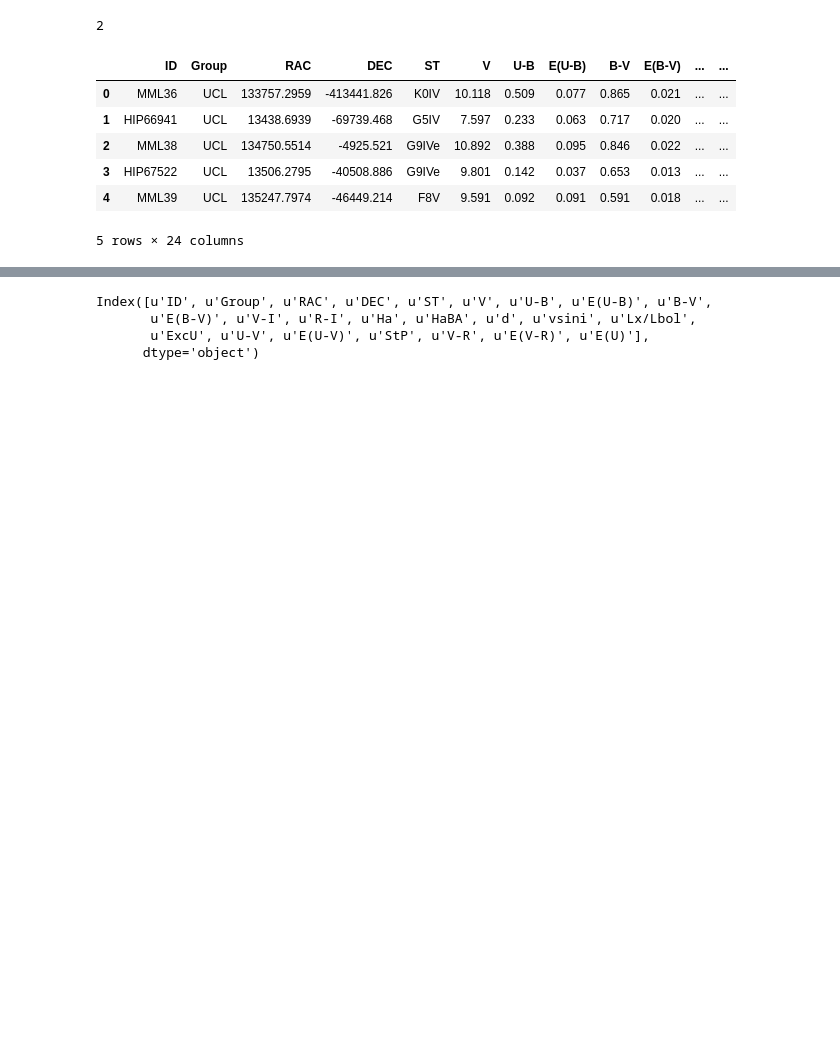
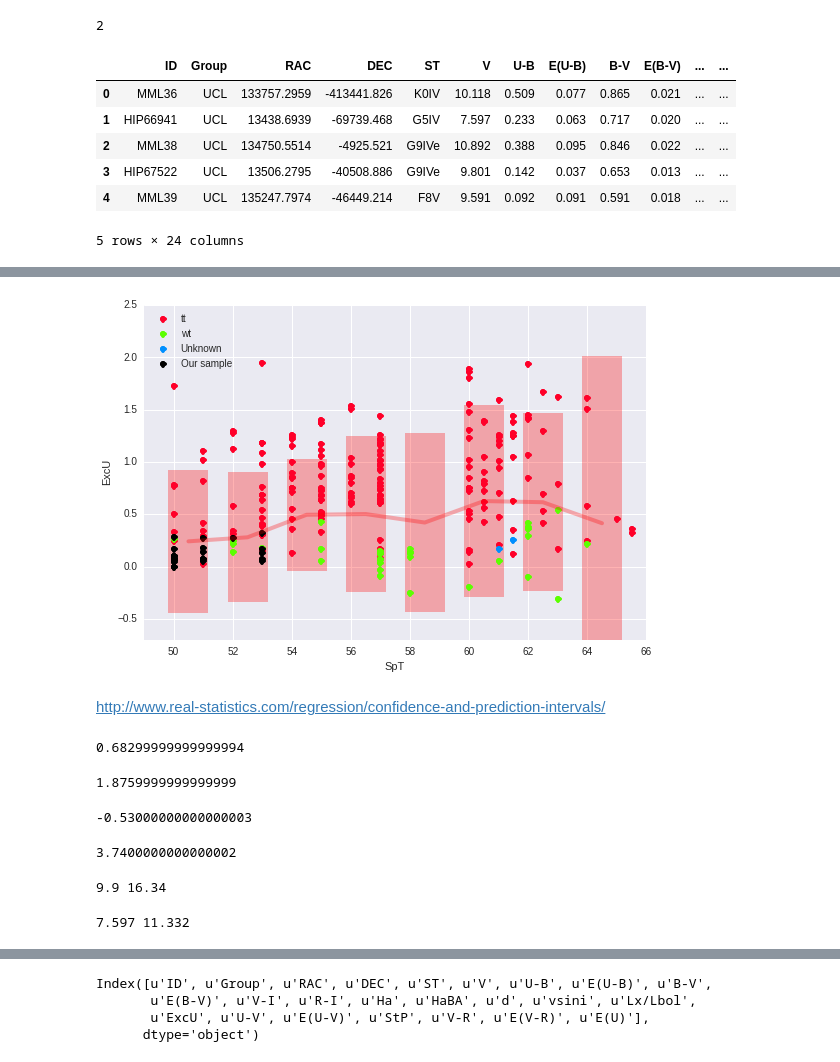
Before and after one commit to saint-germain/estrellas, a Jupyter notebook: confidenceintervals.ipynb, the cells around one changed output, grey strips where cells are left out. Cells and saved outputs as stored; diff of their text form; code cells hidden in the pictures; blank space fills up the shorter version.

```diff
--- a/confidenceintervals.ipynb
+++ b/confidenceintervals.ipynb
@@ -279,0 +343,23 @@ exar.shape
+# %%
+fig=plt.figure(figsize=(9,6))
+#plt.scatter(df1.SpT,df1.ExcU)
+NUM=3
+ax = fig.add_subplot(111)
+ax.set_color_cycle([cm(1.*i/NUM) for i in range(NUM)])
+for i in np.unique(df1.type)[1:]:
+    filter=df1.type==i
+    ax.plot(df1.SpT[filter],df1.ExcU[filter],'o',label=i)
+filter2=df1.type.isnull()
+ax.plot(df1.SpT[filter2],df1.ExcU[filter2],'o',label="Unknown")
+plt.plot(dfosn.StP,dfosn.ExcU,'o',label="Our sample",c='k')
+plt.errorbar(sptls+.5,icls,bandls,c='r',capsize=0,elinewidth=40,alpha=0.3,linewidth=4)
+plt.xlabel("SpT")
+plt.ylabel("ExcU")
+plt.legend(loc=2)
+plt.xlim(49,66)
+plt.ylim(-0.7)
+plt.show()
+# %% [output]
+[figure, added]
+# %% [markdown]
+http://www.real-statistics.com/regression/confidence-and-prediction-intervals/
@@ -279,0 +369,24 @@ exar.shape
+# %%
+x.min()
+# %% [output]
+0.68299999999999994
+# %%
+x.max()
+# %% [output]
+1.8759999999999999
+# %%
+df1['U-V'].min()
+# %% [output]
+-0.53000000000000003
+# %%
+df1['U-V'].max()
+# %% [output]
+3.7400000000000002
+# %%
+print df1[' Vmag'].min(),df1[' Vmag'].max()
+# %% [output]
+9.9 16.34
+# %%
+print dfos.V.min(),dfos.V.max()
+# %% [output]
+7.597 11.332
```
Also changed, not shown: parts of 17 cells of this notebook.
